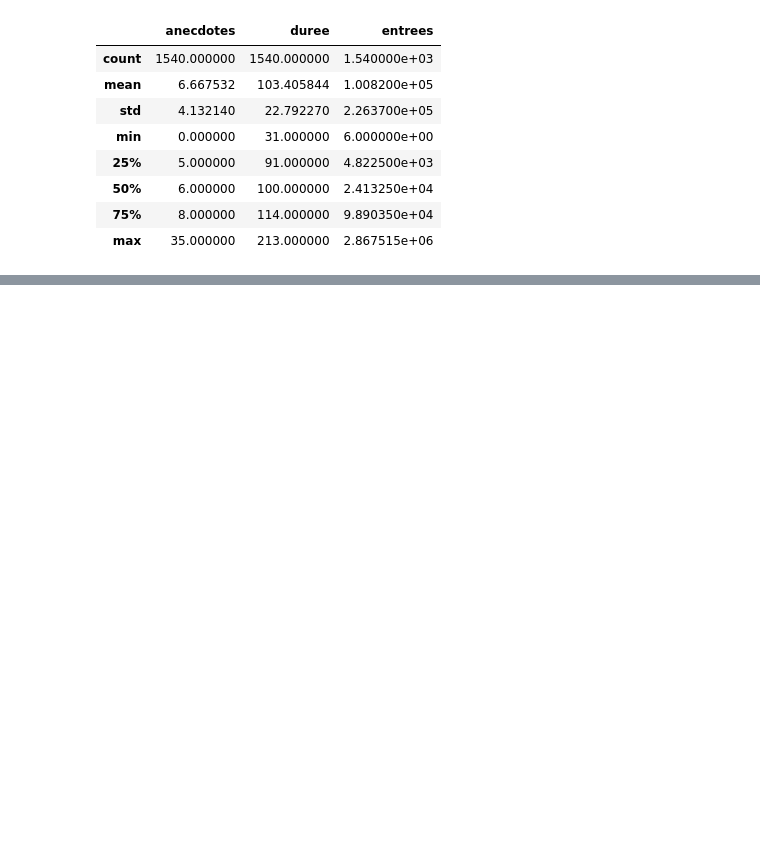
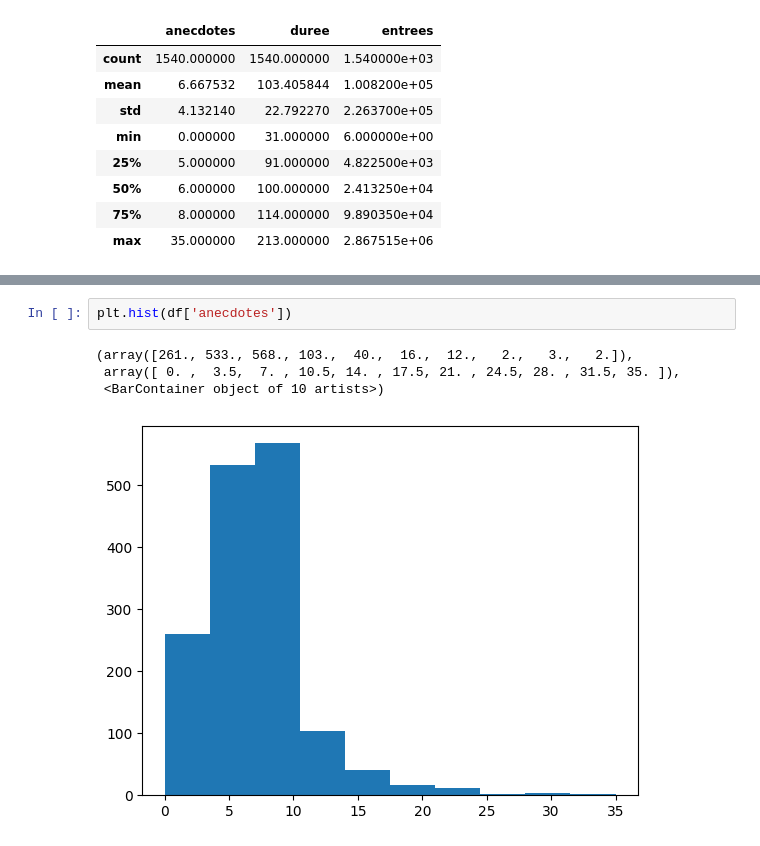
Before and after one commit to Melobgn/cinema_prediction, a Jupyter notebook: analytics.ipynb, the cells around one changed output, grey strips where cells are left out. Saved outputs shown, nothing was run; the diff lists cells and outputs as text; blank space fills up the shorter version.

```diff
--- a/analytics.ipynb
+++ b/analytics.ipynb
@@ -32,0 +34,7 @@ NameError: name 'plt' is not defined
+# %%
+plt.hist(df['anecdotes'])
+# %% [output]
+(array([261., 533., 568., 103.,  40.,  16.,  12.,   2.,   3.,   2.]),
+ array([ 0. ,  3.5,  7. , 10.5, 14. , 17.5, 21. , 24.5, 28. , 31.5, 35. ]),
+ <BarContainer object of 10 artists>)
+[figure, added]
```
Also changed, not shown: parts of 6 cells of this notebook, 1 other file.
